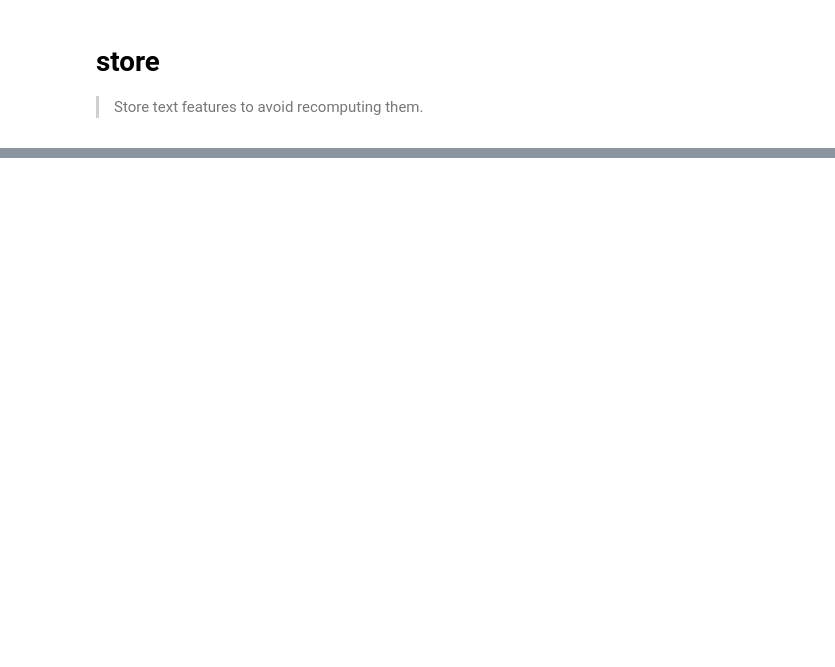
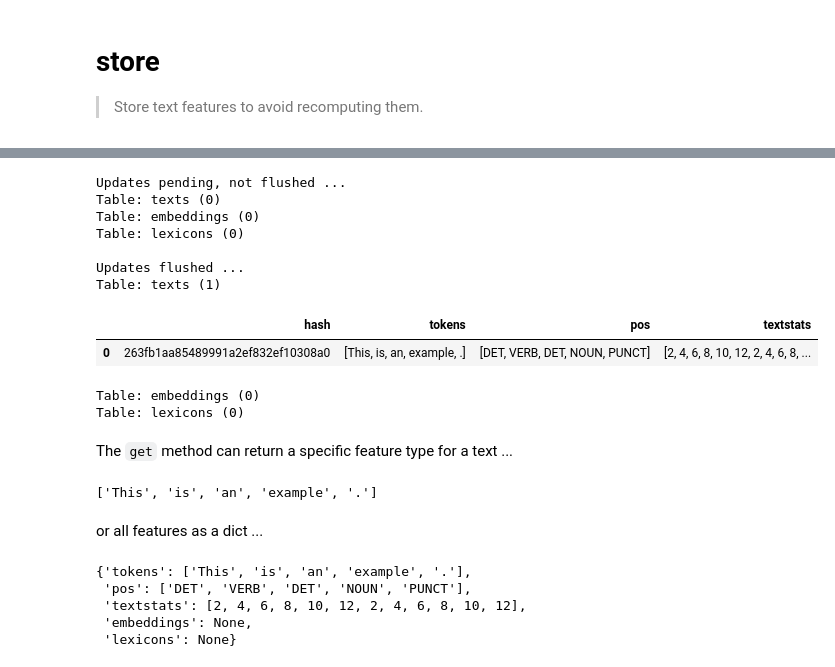
Before and after one commit to polsci/textplumber, a Jupyter notebook: nbs/90_store.ipynb, the cells around one changed output, grey strips where cells are left out. Cells and saved outputs as stored; diff of their text form; code cells hidden in the pictures; blank space fills up the shorter version.

```diff
--- a/nbs/90_store.ipynb
+++ b/nbs/90_store.ipynb
@@ -288,0 +270,25 @@ TODO: add an example.
+# %%
+feature_store.buffered_update(
+		text="This is an example.",
+		tokens=["This", "is", "an", "example", "."],
+		pos=["DET", "VERB", "DET", "NOUN", "PUNCT"],
+		textstats=[2, 4, 6, 8, 10, 12, 2, 4, 6, 8, 10, 12]
+)
+print('Updates pending, not flushed ...')
+feature_store.dump() # nothing added yet
+feature_store.flush() # flush add buffered updates to the store
+print()
+print('Updates flushed ...')
+feature_store.dump() # now the store is updated
+# %% [output]
+Updates pending, not flushed ...
+Table: texts (0)
+Table: embeddings (0)
+Table: lexicons (0)
+
+Updates flushed ...
+Table: texts (1)
+|  | hash | tokens | pos | textstats |
+| 0 | 263fb1aa85489991a2ef832ef10308a0 | [This, is, an, example, .] | [DET, VERB, DET, NOUN, PUNCT] | [2, 4, 6, 8, 10, 12, 2, 4, 6, 8, ... |
+Table: embeddings (0)
+Table: lexicons (0)
@@ -288,0 +352,16 @@ TODO: add an example.
+# %% [markdown]
+The `get` method can return a specific feature type for a text ...
+# %%
+feature_store.get('This is an example.', type='tokens')
+# %% [output]
+['This', 'is', 'an', 'example', '.']
+# %% [markdown]
+or all features as a dict ...
+# %%
+feature_store.get('This is an example.')
+# %% [output]
+{'tokens': ['This', 'is', 'an', 'example', '.'],
+ 'pos': ['DET', 'VERB', 'DET', 'NOUN', 'PUNCT'],
+ 'textstats': [2, 4, 6, 8, 10, 12, 2, 4, 6, 8, 10, 12],
+ 'embeddings': None,
+ 'lexicons': None}
```
Also changed, not shown: parts of 37 cells of this notebook.
